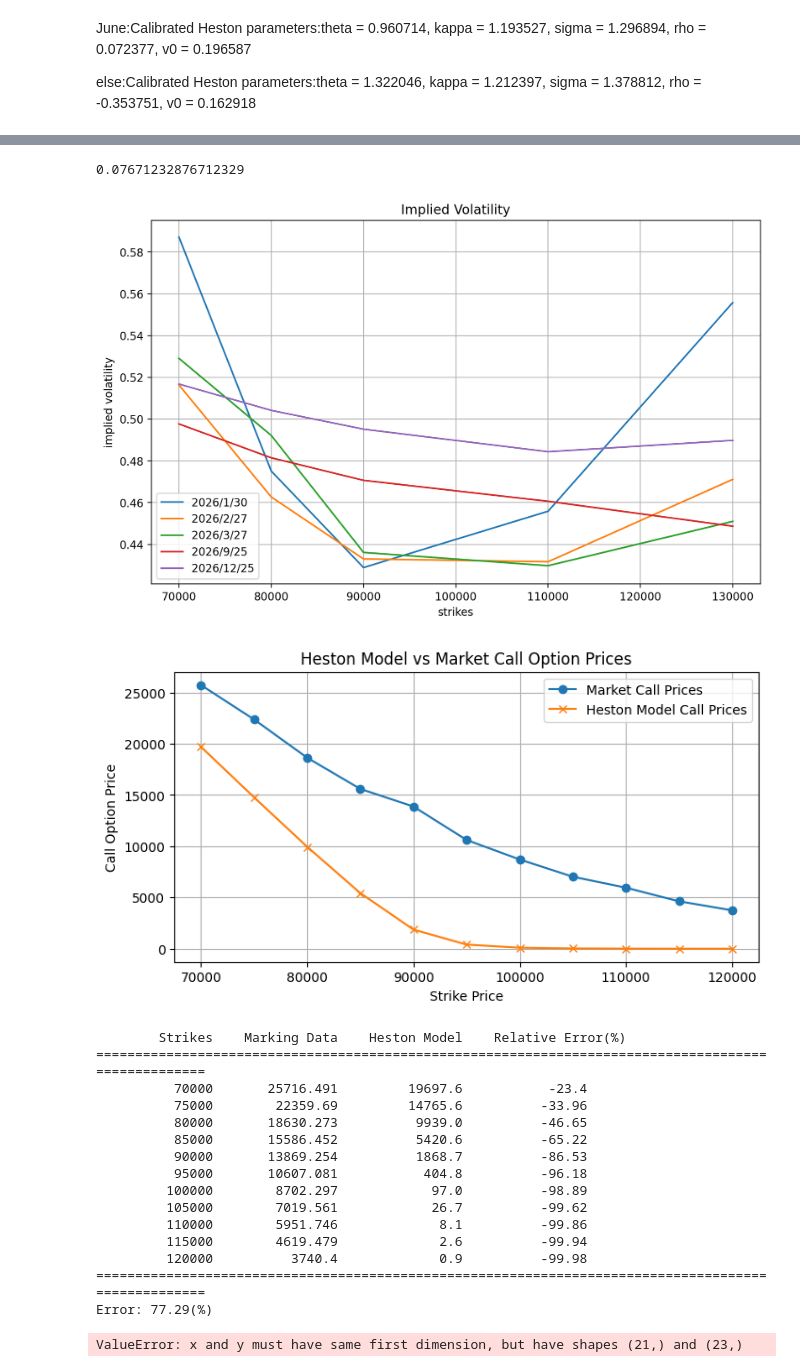
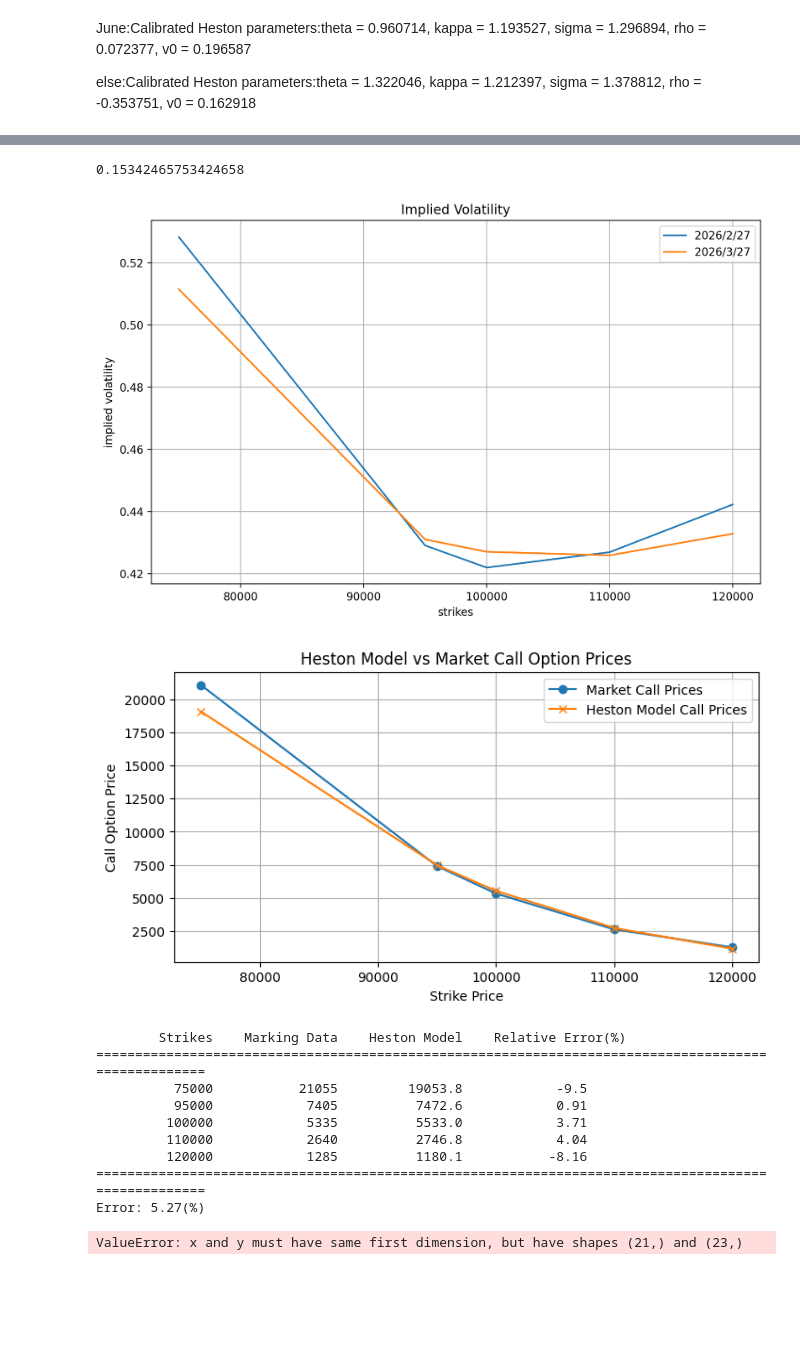
Before and after one commit to Jeremy0827/finance_project, a Jupyter notebook: HSM+Calibration.ipynb, the cells around one changed output, grey strips where cells are left out. Saved outputs shown, nothing was run; the diff lists cells and outputs as text; code cells hidden in the pictures; blank space fills up the shorter version.

```diff
--- a/HSM+Calibration.ipynb
+++ b/HSM+Calibration.ipynb
@@ -25,12 +25,12 @@ dividend_yield_ts = ql.YieldTermStructureHandle(
 # %%
 # dummy Heston parameters
 # v0 = 0.32, kappa = 2.54, theta = 0.13, sigma = 0.32, rho = 0.1, t = 55.0 / 365.0
-v0 = 1.25
-kappa = 1.0
-theta = 1.0
+v0 = 1.0
+kappa = 2.0
+theta = 0.1
 sigma = 1.0
-rho = -0.3
-t = 171.0 / 365.0
+rho = -0.9
+t = 78.0 / 365.0
 
 
 Heston_process = ql.HestonProcess(
@@ -43,22 +43,11 @@ Heston_model = ql.HestonModel(Heston_process)
 AHE = ql.AnalyticHestonEngine(Heston_model)
 # %%
 #Expiration dates and strikes
-expiration_dates = [ql.Date(30,ql.January,2026),
-                    ql.Date(27,ql.February,2026),
-                    ql.Date(27,ql.March,2026),
-                    ql.Date(26,ql.June,2026),
-                    ql.Date(25,ql.September,2026),
-                    ql.Date(25,ql.December,2026)]
-strikes = [70000, 80000, 90000, 110000, 130000]
-
-data = [[0.58714735, 0.47514342, 0.428931, 0.45591295, 0.55579, ],
-        [0.5163465, 0.46274128, 0.43305466, 0.43173134, 0.47113603, ],
-        [0.5291, 0.4922, 0.43618647, 0.42982936, 0.45105001, ],
-        [0.4932, 0.4725, 0.49788898, 0.45910323, 0.44885623, ],
-        [0.4977, 0.4815, 0.4707, 0.46067065, 0.44873872, ],
-        [0.5168, 0.5042, 0.4952, 0.4844, 0.48982342, ]]
-
-
+expiration_dates =[ql.Date(27,ql.February,2026),
+                    ql.Date(27,ql.March,2026)]
+strikes = [75000, 95000, 100000, 110000, 120000]
+data = [[0.52828789, 0.42910755, 0.42198479, 0.42694569, 0.44228017],
+        [0.51148415, 0.4310441, 0.42707086, 0.42592227, 0.43286622]]
 
 implied_vols = ql.Matrix(len(strikes), len(expiration_dates))
 for i in range(len(expiration_dates)):      # 日期循环 (行)
@@ -70,7 +59,6 @@ black_variance_surface = ql.BlackVarianceSurface(
     expiration_dates, strikes,
     implied_vols, day_count)
 
-# 强烈建议：开启外推，防止因微小数值越界导致的崩溃
 black_variance_surface.enableExtrapolation()
 # %% [markdown]
 #[0.4932, 0.4725, 0.49788898, 0.45910323, 0.44885623, ],
@@ -132,17 +125,13 @@ plt.show()
 # %%
 print(ql.Actual365Fixed().yearFraction(calculation_date, expiration_dates[0]))
 # %% [output]
-0.07671232876712329
+0.15342465753424658
 # %%
 plt.figure(figsize=(10, 6), dpi = 200)
 # Extract implied volatilities for the first expiration date
-ivs = [black_variance_surface_else.blackVol(expiration_dates[0], strike) for strike in strikes_else]
-plt.plot(strikes_else, data_else[0], '-', label='2026/1/30')
-plt.plot(strikes_else, data_else[1], '-', label='2026/2/27')
-plt.plot(strikes_else, data_else[2], '-', label='2026/3/27')
-plt.plot(strikes_June, data_June, '-', label='2026/6/26')
-plt.plot(strikes_else, data_else[3], '-', label='2026/9/25')
-plt.plot(strikes_else, data_else[4], '-', label='2026/12/25')
+ivs = [black_variance_surface.blackVol(expiration_dates[0], strike) for strike in strikes]
+plt.plot(strikes, data[0], '-', label='2026/2/27')
+plt.plot(strikes, data[1], '-', label='2026/3/27')
 plt.xlabel('strikes')
 plt.ylabel('implied volatility')
 plt.title('Implied Volatility')
@@ -150,7 +139,7 @@ plt.legend()
 plt.grid(True)
 plt.show()
 # %% [output]
-[figure, old version]
+[figure, new version]
 # %%
 Heston_process = ql.HestonProcess(
     zero_curve_ts,
@@ -176,9 +165,9 @@ for s in [strike for strike in strikes]:
 
 #Heston_model.calibrate(helpers, ql.LevenbergMarquardt(), ql.EndCriteria(1000, 500, 1e-8, 1e-8, 1e-8))
 # %%
-maturity = ql.Date(30,ql.January,2026)
-strikes = [70000,75000,80000,85000,90000,95000,100000,105000,110000,115000,120000]
-call_prices = [25716.491,22359.690,18630.273,15586.452,13869.254,10607.081,8702.297,7019.561,5951.746,4619.479,3740.40]
+maturity = ql.Date(27,ql.March,2026)
+strikes = [75000,95000,100000,110000,120000]
+call_prices = [21055, 7405, 5335, 2640, 1285]
 call_Heston = []
 for i in strikes:
     vanilla_payoff = ql.PlainVanillaPayoff(ql.Option.Call, i)
@@ -187,49 +176,43 @@ for i in strikes:
     call_Heston.append(Euro_Option.NPV())
 
 fig = plt.figure(dpi = 100, figsize=(8,4))
 plt.plot(strikes, call_prices, label='Market Call Prices', marker='o')
 plt.plot(strikes, call_Heston, label='Heston Model Call Prices', marker='x')
 plt.xlabel('Strike Price')
 plt.ylabel('Call Option Price')
 plt.title('Heston Model vs Market Call Option Prices')
 plt.legend()
 plt.grid()
 plt.show()
 
 
 avg = 0.0
 print("%15s %15s %15s %20s" % ("Strikes", "Marking Data", "Heston Model", "Relative Error(%)"))
 print("="*100)
 for i in range(len(strikes)):
     err = (call_Heston[i]/call_prices[i] - 1.0)
     print("%15s %15s %15s %15s" % (strikes[i], call_prices[i], round(call_Heston[i],1), round(100.0*err, 2)))
     avg += abs(err)*100/len(strikes)
 print("="*100)
 print("Error: " + str(round(avg, 2)) + '(%)')
 
 
 errors = []
 for i in range(len(strikes)):
     mkt = call_prices[i]
     mdl = call_Heston[i]
     errors.append(abs(mkt - mdl) / mkt)
 # %% [output]
-[figure, old version]
+[figure, new version]
         Strikes    Marking Data    Heston Model    Relative Error(%)
 ====================================================================================================
-          70000       25716.491         19697.6           -23.4
-          75000        22359.69         14765.6          -33.96
-          80000       18630.273          9939.0          -46.65
-          85000       15586.452          5420.6          -65.22
-          90000       13869.254          1868.7          -86.53
-          95000       10607.081           404.8          -96.18
-         100000        8702.297            97.0          -98.89
-         105000        7019.561            26.7          -99.62
-         110000        5951.746             8.1          -99.86
-         115000        4619.479             2.6          -99.94
-         120000          3740.4             0.9          -99.98
+          75000           21055         19053.8            -9.5
+          95000            7405          7472.6            0.91
+         100000            5335          5533.0            3.71
+         110000            2640          2746.8            4.04
+         120000            1285          1180.1           -8.16
 ====================================================================================================
-Error: 77.29(%)
+Error: 5.27(%)
 # %%
 # maturity = ql.Date(26,ql.June.2026) Calibration
 maturity = ql.Date(26,ql.June,2026)
```
Also changed, not shown: parts of 3 cells of this notebook.
